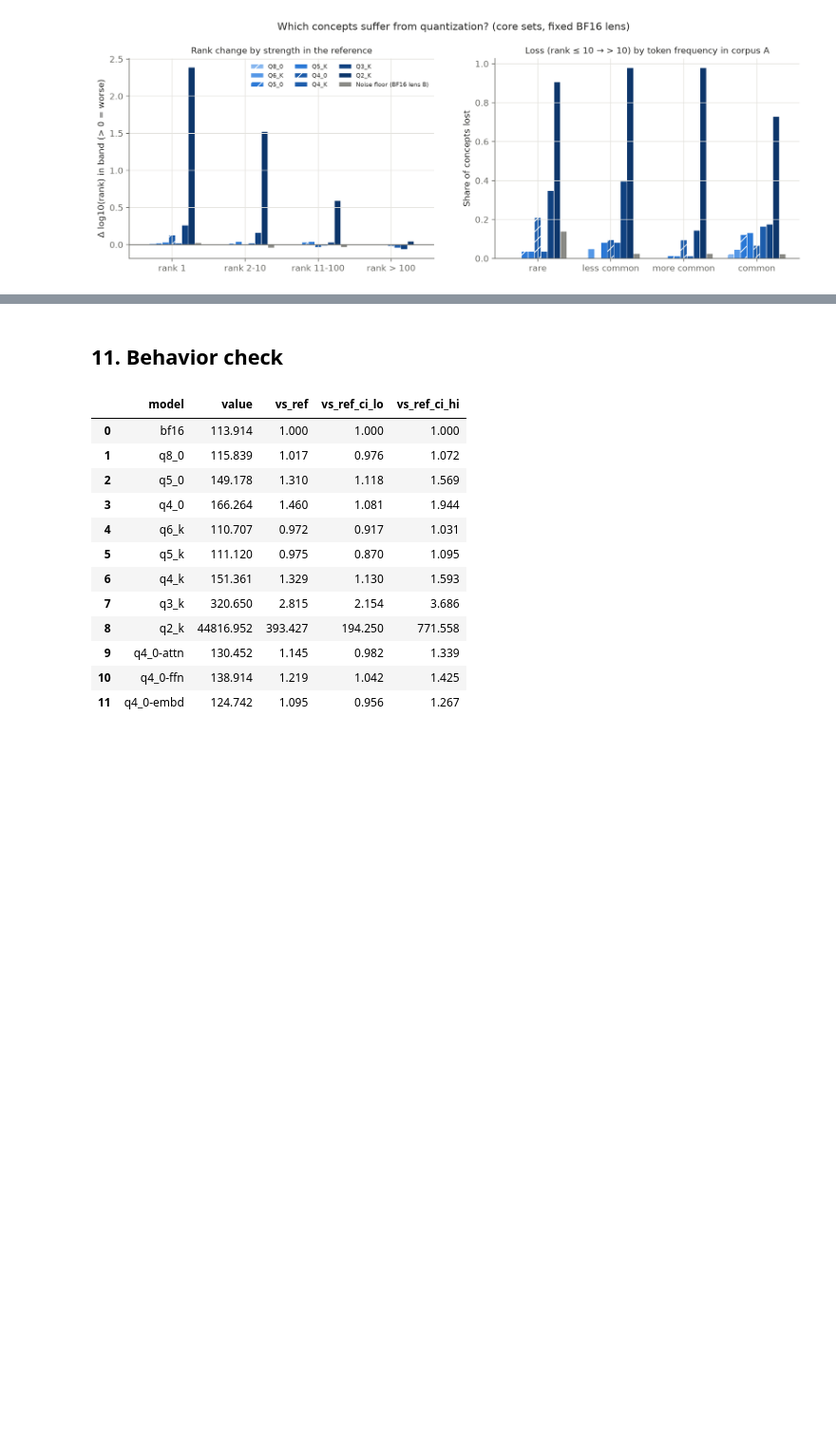
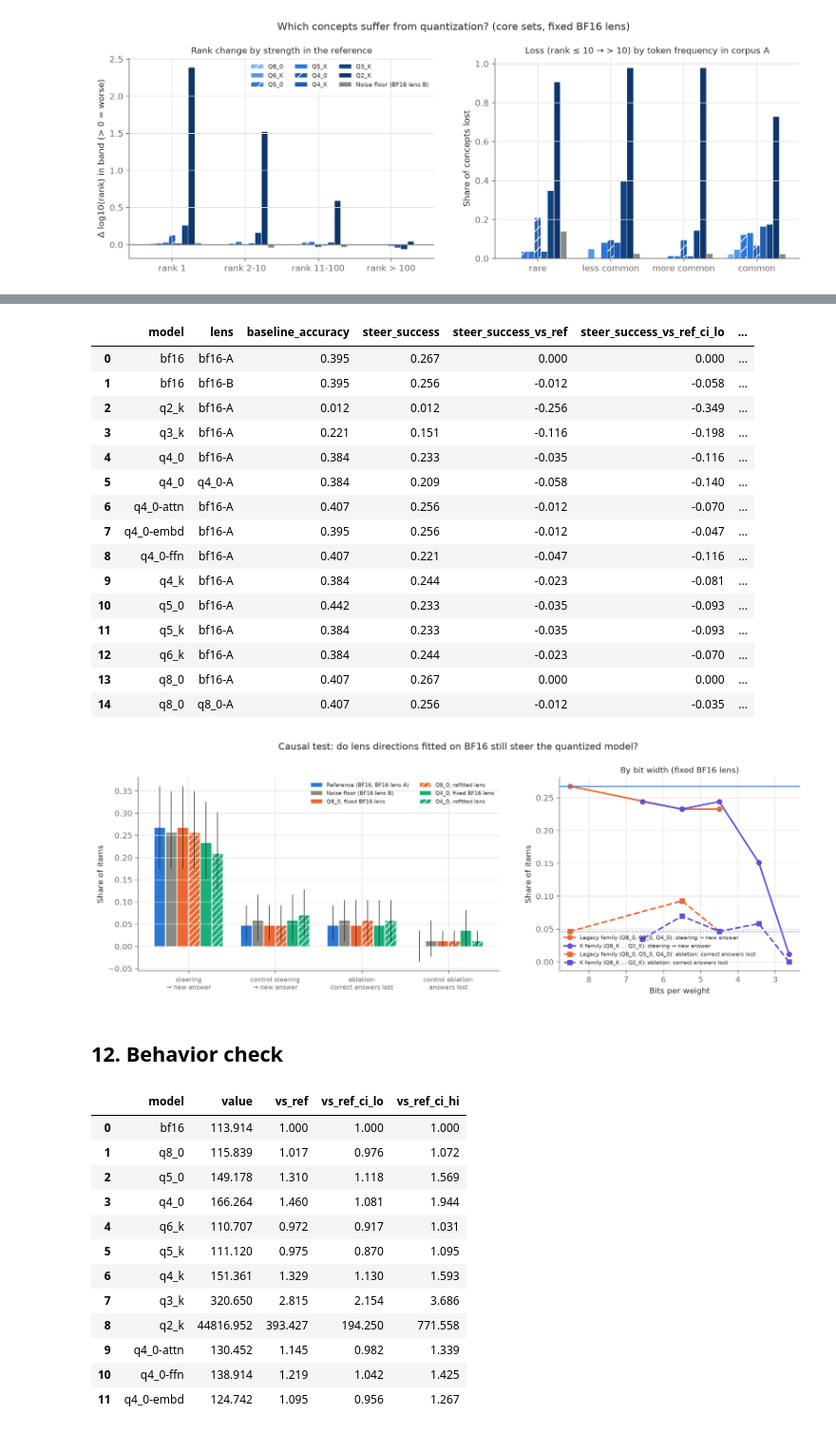
Before and after one commit to Piggidragon/jspace-quant-research, a Jupyter notebook: notebooks/walkthrough.en.ipynb, the cells around one changed output, grey strips where cells are left out. Shown at 95% size. Cells and saved outputs as stored; diff of their text form; code cells hidden in the pictures; blank space fills up the shorter version.

```diff
--- a/notebooks/walkthrough.en.ipynb
+++ b/notebooks/walkthrough.en.ipynb
@@ -211,5 +217,28 @@ display(Image(F / "concept_loss.png", width=1100))
+# %%
+iv = pd.read_csv(T / "interventions_summary.csv")
+display(iv[["model", "lens", "baseline_accuracy", "steer_success", "steer_success_vs_ref",
+            "steer_success_vs_ref_ci_lo", "steer_success_vs_ref_ci_hi", "steer_control", "ablate_drop"]])
+display(Image(F / "interventions.png", width=1100))
+# %% [output]
+|  | model | lens | baseline_accuracy | steer_success | steer_success_vs_ref | steer_success_vs_ref_ci_lo | ... |
+| 0 | bf16 | bf16-A | 0.395 | 0.267 | 0.000 | 0.000 | ... |
+| 1 | bf16 | bf16-B | 0.395 | 0.256 | -0.012 | -0.058 | ... |
+| 2 | q2_k | bf16-A | 0.012 | 0.012 | -0.256 | -0.349 | ... |
+| 3 | q3_k | bf16-A | 0.221 | 0.151 | -0.116 | -0.198 | ... |
+| 4 | q4_0 | bf16-A | 0.384 | 0.233 | -0.035 | -0.116 | ... |
+| 5 | q4_0 | q4_0-A | 0.384 | 0.209 | -0.058 | -0.140 | ... |
+| 6 | q4_0-attn | bf16-A | 0.407 | 0.256 | -0.012 | -0.070 | ... |
+| 7 | q4_0-embd | bf16-A | 0.395 | 0.256 | -0.012 | -0.047 | ... |
+| 8 | q4_0-ffn | bf16-A | 0.407 | 0.221 | -0.047 | -0.116 | ... |
+| 9 | q4_k | bf16-A | 0.384 | 0.244 | -0.023 | -0.081 | ... |
+| 10 | q5_0 | bf16-A | 0.442 | 0.233 | -0.035 | -0.093 | ... |
+| 11 | q5_k | bf16-A | 0.384 | 0.233 | -0.035 | -0.093 | ... |
+| 12 | q6_k | bf16-A | 0.384 | 0.244 | -0.023 | -0.070 | ... |
+| 13 | q8_0 | bf16-A | 0.407 | 0.267 | 0.000 | 0.000 | ... |
+| 14 | q8_0 | q8_0-A | 0.407 | 0.256 | -0.012 | -0.035 | ... |
+[figure, added]
 # %% [markdown]
-## 11. Behavior check
+## 12. Behavior check
 # %%
 beh = pd.read_csv(T / "behavior.csv")
 beh[beh.metric == "heldout_ppl"][["model", "value", "vs_ref", "vs_ref_ci_lo", "vs_ref_ci_hi"]].reset_index(drop=True)
```
Also changed, not shown: parts of 2 cells of this notebook, 12 other files.
